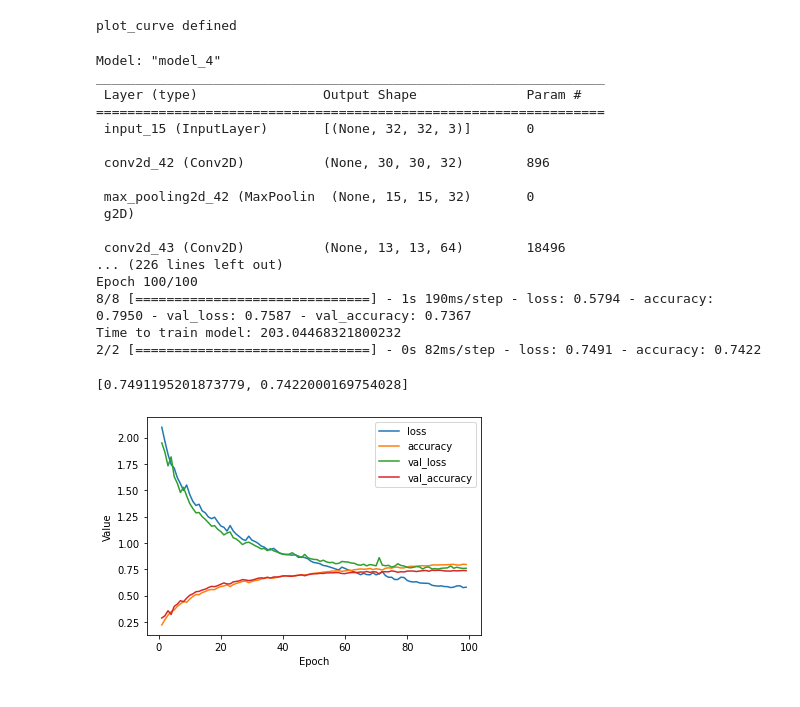
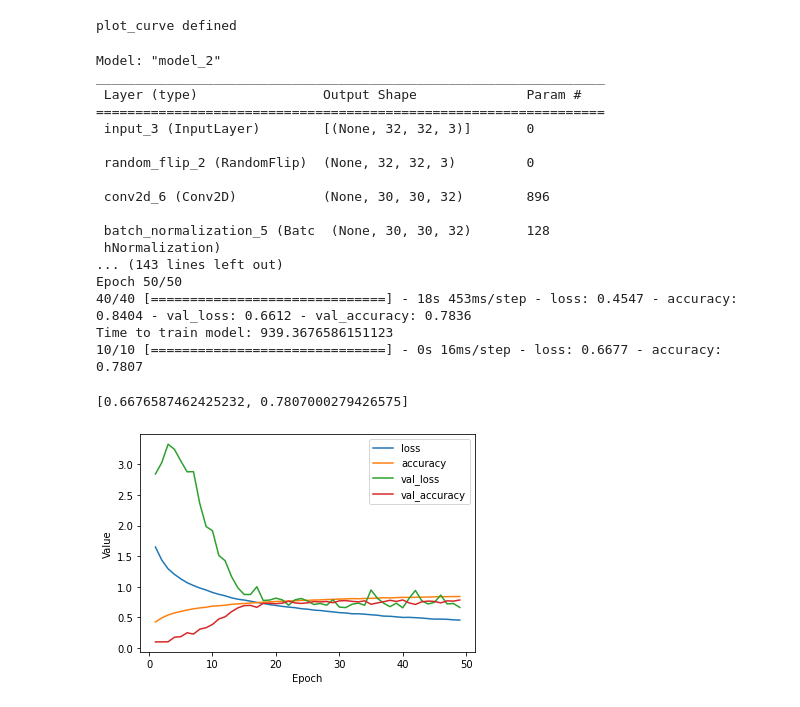
Before and after one commit to Jake-Baum/ml-mono, a Jupyter notebook: image_classification.ipynb, the cells around one changed output. Saved outputs shown, nothing was run; the diff lists cells and outputs as text; code cells hidden in the pictures.

Commit message:
Added random horizontal flip layer for images and added batch normalisation after each layer.  Model trains much faster, reaching an accuracy of 78% in 50 epochs.  Lots of jumping around towards end of training however

```diff
--- a/image_classification.ipynb
+++ b/image_classification.ipynb
@@ -118,18 +118,23 @@ def create_convolutional_model(learning_rate):
 
   return model
 # %%
-#@title Define method for creating a convolutional model
+#@title Define method for creating a convolutional model using functional API
 
 def create_convolutional_model_functional(learning_rate):
   input = tf.keras.layers.Input(shape=(len(x_train[0]), len(x_train[0][0]), len(x_train[0][0][0])))
 
-  x = tf.keras.layers.Conv2D(32, 3, activation='relu')(input)
+  augmentation = tf.keras.layers.RandomFlip("horizontal")(input)
+
+  x = tf.keras.layers.Conv2D(32, 3, activation='relu')(augmentation)
+  x = tf.keras.layers.BatchNormalization()(x)
   x = tf.keras.layers.MaxPooling2D(2)(x)
 
   x = tf.keras.layers.Conv2D(64, 3, activation='relu')(x)
+  x = tf.keras.layers.BatchNormalization()(x)
   x = tf.keras.layers.MaxPooling2D(2)(x)
 
   x = tf.keras.layers.Conv2D(128, 3, activation='relu')(x)
+  x = tf.keras.layers.BatchNormalization()(x)
   x = tf.keras.layers.MaxPooling2D(2)(x)
   x = tf.keras.layers.Dropout(0.4)(x)
 
@@ -137,10 +142,12 @@ def create_convolutional_model_functional(learning_rate):
   x = tf.keras.layers.Flatten()(x)
 
   x = tf.keras.layers.Dense(512, activation='relu')(x)
-  x = tf.keras.layers.Dropout(0.3)(x)
+  x = tf.keras.layers.BatchNormalization()(x)
+  x = tf.keras.layers.Dropout(0.4)(x)
 
   x = tf.keras.layers.Dense(256, activation='relu')(x)
-  x = tf.keras.layers.Dropout(0.2)(x)
+  x = tf.keras.layers.BatchNormalization()(x)
+  x = tf.keras.layers.Dropout(0.4)(x)
 
     #Ouput layer
   output = tf.keras.layers.Dense(units=len(label_names), activation='softmax')(x)
@@ -167,39 +174,39 @@ def train_model(model, train_features, train_label, epochs, batch_size=None, val
 # %%
 #@title Train model
 
-learning_rate = 0.002
-epochs = 100
-batch_size = 5000
+learning_rate = 0.001
+epochs = 50
+batch_size = 1000
 validation_split = 0.2
 
 #model = create_model(learning_rate)
 model = create_convolutional_model_functional(learning_rate)
 
 start_time = time.time()
 epochs, hist = train_model(model, x_train_normalized, y_train, epochs, batch_size, validation_split)
 print('Time to train model:', time.time() - start_time)
 
 metrics=['loss', 'accuracy', 'val_loss', 'val_accuracy']
 plot_curve(epochs, hist, metrics)
 
 model.evaluate(x=x_test_normalized, y=y_test, batch_size=batch_size)
 # %% [output]
-Model: "model_4"
+Model: "model_2"
 _________________________________________________________________
  Layer (type)                Output Shape              Param #
 =================================================================
- input_15 (InputLayer)       [(None, 32, 32, 3)]       0
+ input_3 (InputLayer)        [(None, 32, 32, 3)]       0
 
- conv2d_42 (Conv2D)          (None, 30, 30, 32)        896
+ random_flip_2 (RandomFlip)  (None, 32, 32, 3)         0
 
- max_pooling2d_42 (MaxPoolin  (None, 15, 15, 32)       0
- g2D)
+ conv2d_6 (Conv2D)           (None, 30, 30, 32)        896
 
- conv2d_43 (Conv2D)          (None, 13, 13, 64)        18496
-... (226 lines left out)
-Epoch 100/100
-8/8 [==============================] - 1s 190ms/step - loss: 0.5794 - accuracy: 0.7950 - val_loss: 0.7587 - val_accuracy: 0.7367
-Time to train model: 203.04468321800232
-2/2 [==============================] - 0s 82ms/step - loss: 0.7491 - accuracy: 0.7422
+ batch_normalization_5 (Batc  (None, 30, 30, 32)       128
+ hNormalization)
+... (143 lines left out)
+Epoch 50/50
+40/40 [==============================] - 18s 453ms/step - loss: 0.4547 - accuracy: 0.8404 - val_loss: 0.6612 - val_accuracy: 0.7836
+Time to train model: 939.3676586151123
+10/10 [==============================] - 0s 16ms/step - loss: 0.6677 - accuracy: 0.7807
-[0.7491195201873779, 0.7422000169754028]
+[0.6676587462425232, 0.7807000279426575]
-[figure, old version]
+[figure, new version]
```
